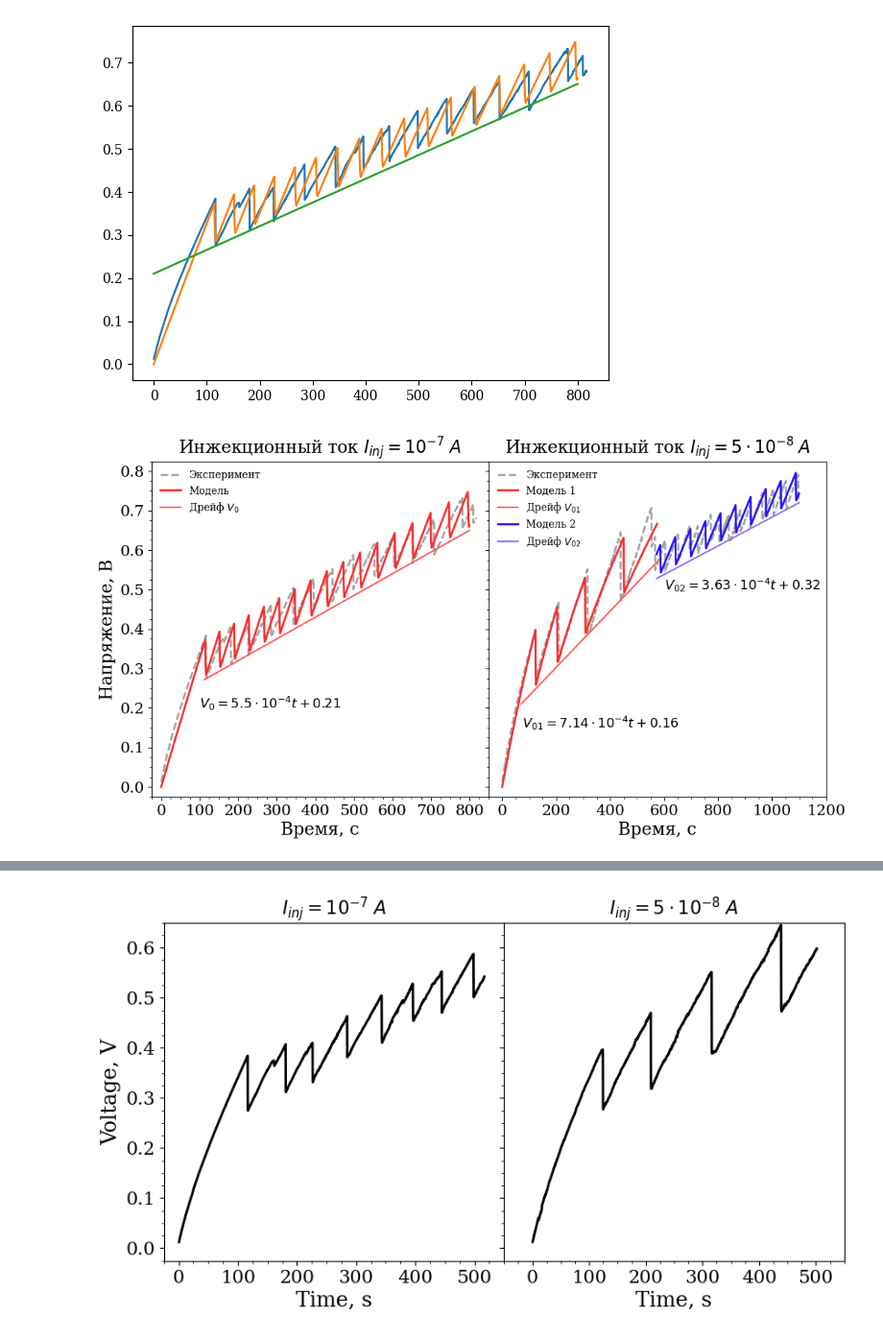
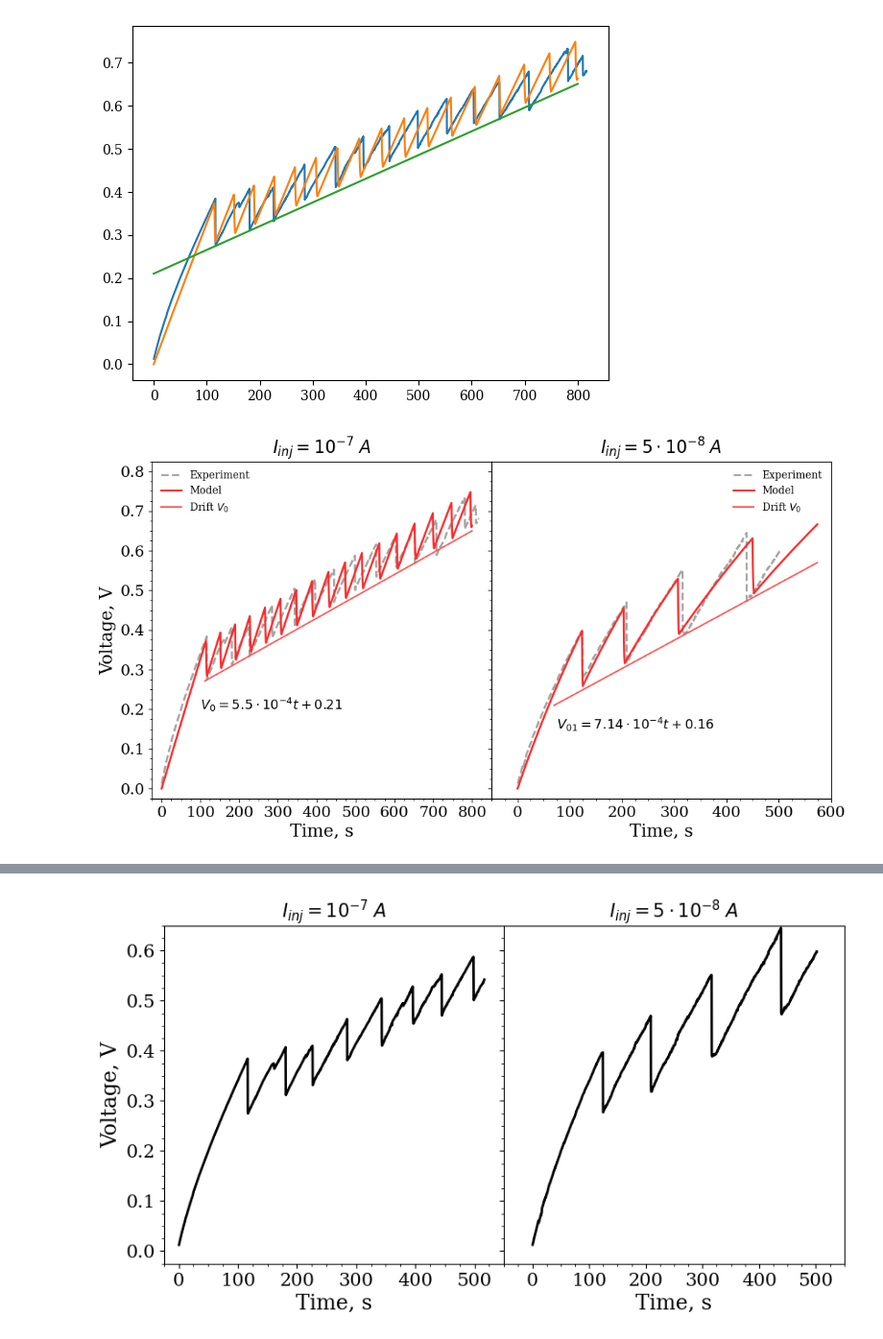
Before and after one commit to OneMoreGate/TiN-HZO_experimental, a Jupyter notebook: sample_6_preann_550_postann_350/good.ipynb, the cells around one changed output, grey strips where cells are left out. Shown: that part at 96% size. Saved outputs shown, nothing was run; the diff lists cells and outputs as text; code cells hidden in the pictures.

```diff
--- a/sample_6_preann_550_postann_350/good.ipynb
+++ b/sample_6_preann_550_postann_350/good.ipynb
@@ -190,51 +189,51 @@ s_1 = pd.read_csv('7.data', delimiter='   ', engine='python', skiprows=13, heade
 
 fig = plt.figure(figsize=(12, 6))
 gs = GridSpec(ncols=2, nrows=1, figure=fig)
 plt.rcParams.update({'font.family':'serif'})
 ax_1 = fig.add_subplot(gs[0])
 ax_2 = fig.add_subplot(gs[1])
 
-ax_1.plot(s[0], s[1], color = '#a3a3a3', linestyle = 'dashed', linewidth = 2, label = 'Эксперимент')
-ax_1.plot(t_6, V_6, color = '#fe2a2a', label = 'Модель', linewidth = 2)
-ax_1.plot(t_6[1400:], V_0_6[1400:], color = '#ff5555', label = r'Дрейф $V_0$')
+ax_1.plot(s[0], s[1], color = '#a3a3a3', linestyle = 'dashed', linewidth = 2, label = 'Experiment')
+ax_1.plot(t_6, V_6, color = '#fe2a2a', label = 'Model', linewidth = 2)
+ax_1.plot(t_6[1400:], V_0_6[1400:], color = '#ff5555', label = r'Drift $V_0$')
 ax_1.set( xlim=[-25, 850], ylim=[-0.025, 0.825])
 ax_1.xaxis.set_major_locator(ticker.MultipleLocator(100))
 ax_1.xaxis.set_minor_locator(ticker.MultipleLocator(25))
 ax_1.yaxis.set_major_locator(ticker.MultipleLocator(0.1))
 ax_1.yaxis.set_minor_locator(ticker.MultipleLocator(0.025))
 ax_1.tick_params(labelsize=15)
-ax_1.set_ylabel('Напряжение, В', size = 17)
-ax_1.set_xlabel('Время, с', size = 17)
-ax_1.set_title(r'Инжекционный ток $I_{inj} =  10^{-7} \; A$', size = 17)
+ax_1.set_ylabel('Voltage, V', size = 17)
+ax_1.set_xlabel('Time, s', size = 17)
+ax_1.set_title(r'$I_{inj} =  10^{-7} \; A$', size = 17)
 ax_1.legend(frameon = False, fontsize = 10)
 ax_1.text(100, 0.2, r'$V_0 = 5.5 \cdot 10^{-4} t + 0.21$', size = 13)
 
 
-ax_2.plot(s_1[0], s_1[1], color = '#a3a3a3', linestyle = 'dashed', linewidth = 2, label = 'Эксперимент')
-ax_2.plot(t[:-1800], V[:-1800], color = '#fe2a2a', label = 'Модель 1', linewidth = 2)
-ax_2.plot(t[1000:-1800], V_0[1000:-1800], color = '#ff5555', label = r'Дрейф $V_{01}$')
-ax_2.plot(t_2[5200:], V_2[5200:], color = '#2812ff', label = 'Модель 2', linewidth = 2)
-ax_2.plot(t_2[5200:], V_0_2[5200:], color = '#7f71ff', label = r'Дрейф $V_{02}$')
-ax_2.set( xlim=[-50, 1200], ylim=[-0.025, 0.825])
-ax_2.xaxis.set_major_locator(ticker.MultipleLocator(200))
-ax_2.xaxis.set_minor_locator(ticker.MultipleLocator(50))
+ax_2.plot(s_1[0][:3000], s_1[1][:3000], color = '#a3a3a3', linestyle = 'dashed', linewidth = 2, label = 'Experiment')
+ax_2.plot(t[:-1800], V[:-1800], color = '#fe2a2a', label = 'Model', linewidth = 2)
+ax_2.plot(t[1000:-1800], V_0[1000:-1800], color = '#ff5555', label = r'Drift $V_{0}$')
+#ax_2.plot(t_2[5200:], V_2[5200:], color = '#2812ff', label = 'Model 2', linewidth = 2)
+#ax_2.plot(t_2[5200:], V_0_2[5200:], color = '#7f71ff', label = r'Drift $V_{02}$')
+ax_2.set( xlim=[-50, 600], ylim=[-0.025, 0.825])
+ax_2.xaxis.set_major_locator(ticker.MultipleLocator(100))
+ax_2.xaxis.set_minor_locator(ticker.MultipleLocator(25))
 ax_2.yaxis.set_major_locator(ticker.MultipleLocator(0.1))
 ax_2.yaxis.set_minor_locator(ticker.MultipleLocator(0.025))
 ax_2.tick_params(labelsize=15)
-ax_2.set_xlabel('Время, с', size = 17)
+ax_2.set_xlabel('Time, s', size = 17)
 ax_2.tick_params(labelsize=15, labelleft = False)
 ax_2.legend(frameon = False, fontsize = 10)
-ax_2.set_title(r'Инжекционный ток $I_{inj} = 5 \cdot 10^{-8} \; A$', size = 17)
+ax_2.set_title(r'$I_{inj} = 5 \cdot 10^{-8} \; A$', size = 17)
 ax_2.text(75, 0.15, r'$V_{01} = 7.14 \cdot 10^{-4} t + 0.16$', size = 13)
 #ax_2.text(75, 0.10, r'$C_{m_{01}} = 4.29 \cdot 10^{-8} t + 1.3 \cdot 10^{-5}$', size = 13)
 
-ax_2.text(600, 0.5, r'$V_{02} = 3.63 \cdot 10^{-4} t + 0.32$', size = 13)
+#ax_2.text(600, 0.5, r'$V_{02} = 3.63 \cdot 10^{-4} t + 0.32$', size = 13)
 
 gs.update(wspace=0, hspace = 0)
 
 plt.savefig('neuron_model.png', dpi = 300, bbox_inches = 'tight')
 # %% [output]
-[figure, old version]
+[figure, new version]
 # %%
 s = pd.read_csv('6.data', delimiter='   ', engine='python', skiprows=13, header=None)
 s_1 = pd.read_csv('7.data', delimiter='   ', engine='python', skiprows=13, header=None)
```
Also changed, not shown: parts of 2 cells of this notebook, 13 other files.
